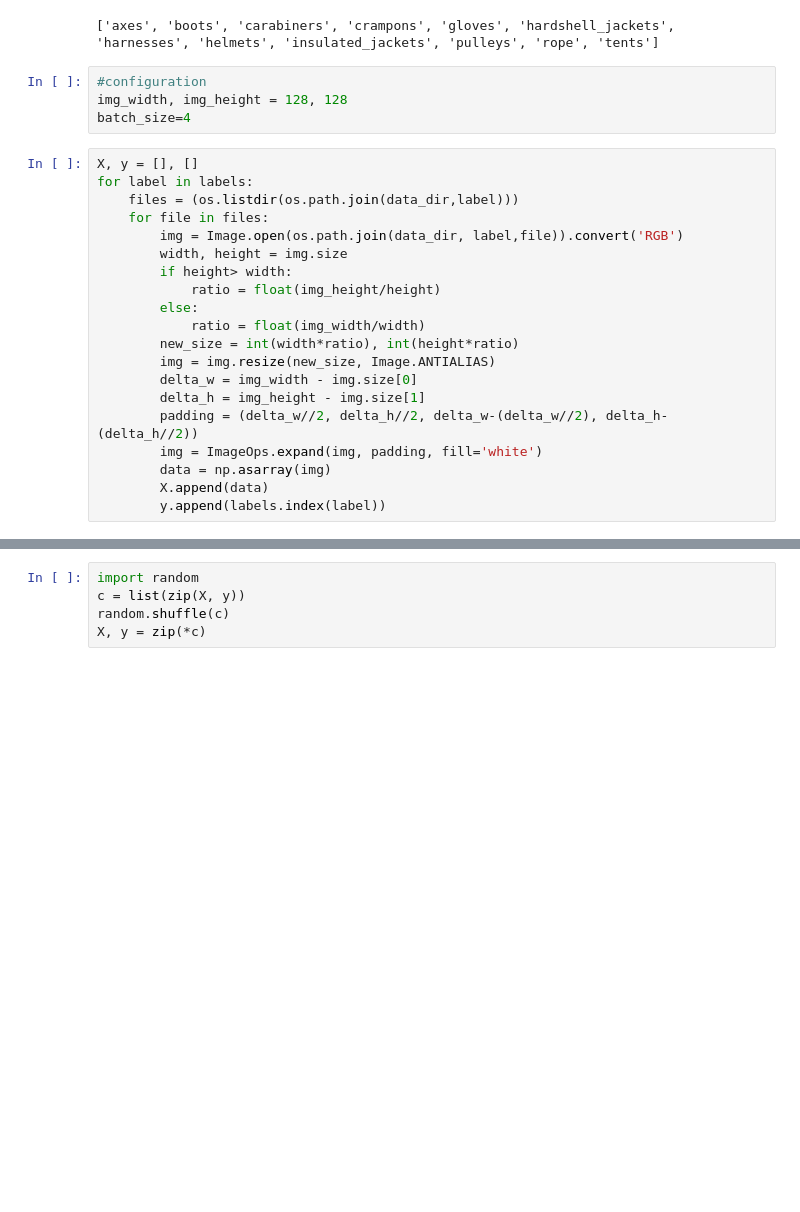
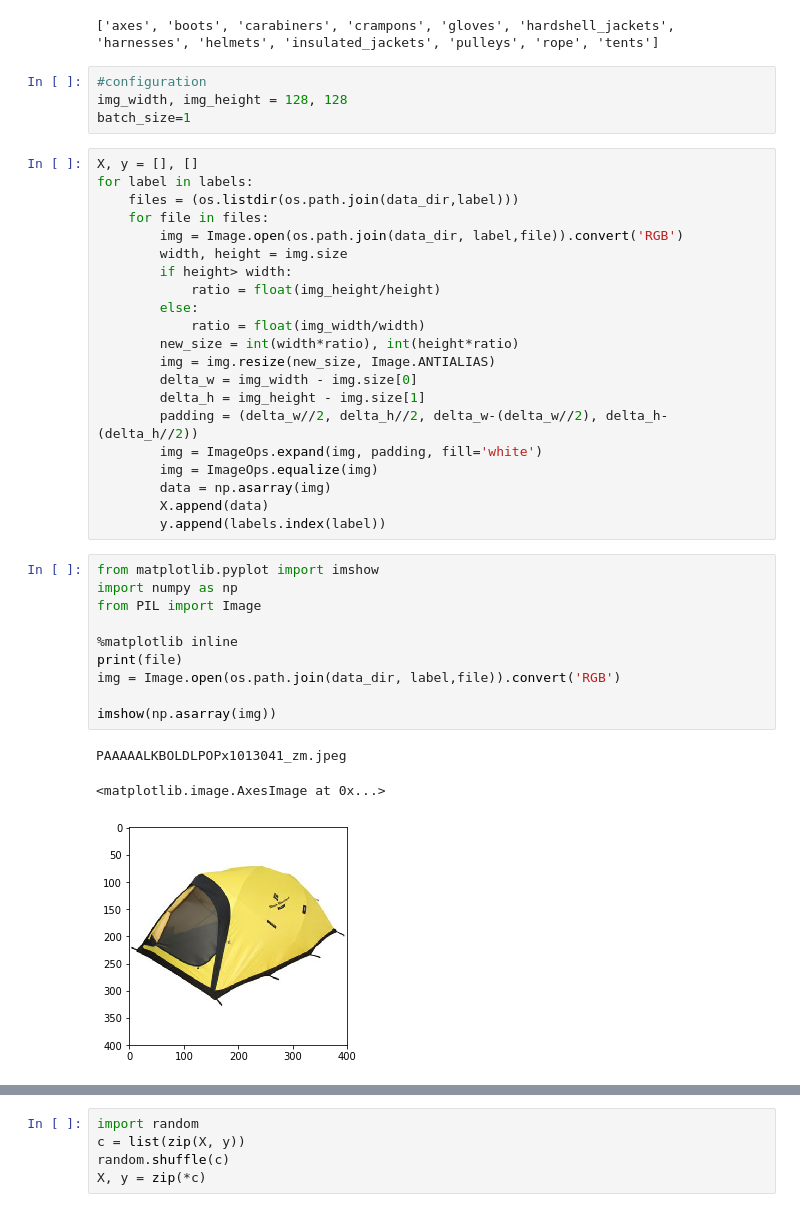
Before and after one commit to gvalero/OpenHachkCoding, a Jupyter notebook: notebooks/classification.ipynb, the cells around one changed output, grey strips where cells are left out. Drawn from its saved outputs; the diff is of its cells as text; blank space fills up the shorter version.

```diff
--- a/notebooks/classification.ipynb
+++ b/notebooks/classification.ipynb
@@ -12,7 +12,7 @@ print(labels)
 # %%
 #configuration
 img_width, img_height = 128, 128
-batch_size=4
+batch_size=1
 # %%
 X, y = [], []
 for label in labels:
@@ -30,6 +30,21 @@ for label in labels:
         delta_h = img_height - img.size[1]
         padding = (delta_w//2, delta_h//2, delta_w-(delta_w//2), delta_h-(delta_h//2))
         img = ImageOps.expand(img, padding, fill='white')
+        img = ImageOps.equalize(img)
         data = np.asarray(img)
         X.append(data)
         y.append(labels.index(label))
+# %%
+from matplotlib.pyplot import imshow
+import numpy as np
+from PIL import Image
+
+%matplotlib inline
+print(file)
+img = Image.open(os.path.join(data_dir, label,file)).convert('RGB')
+
+imshow(np.asarray(img))
+# %% [output]
+PAAAAALKBOLDLPOPx1013041_zm.jpeg
+<matplotlib.image.AxesImage at 0x...>
+[figure, added]
```
Also changed, not shown: parts of 8 cells of this notebook.
